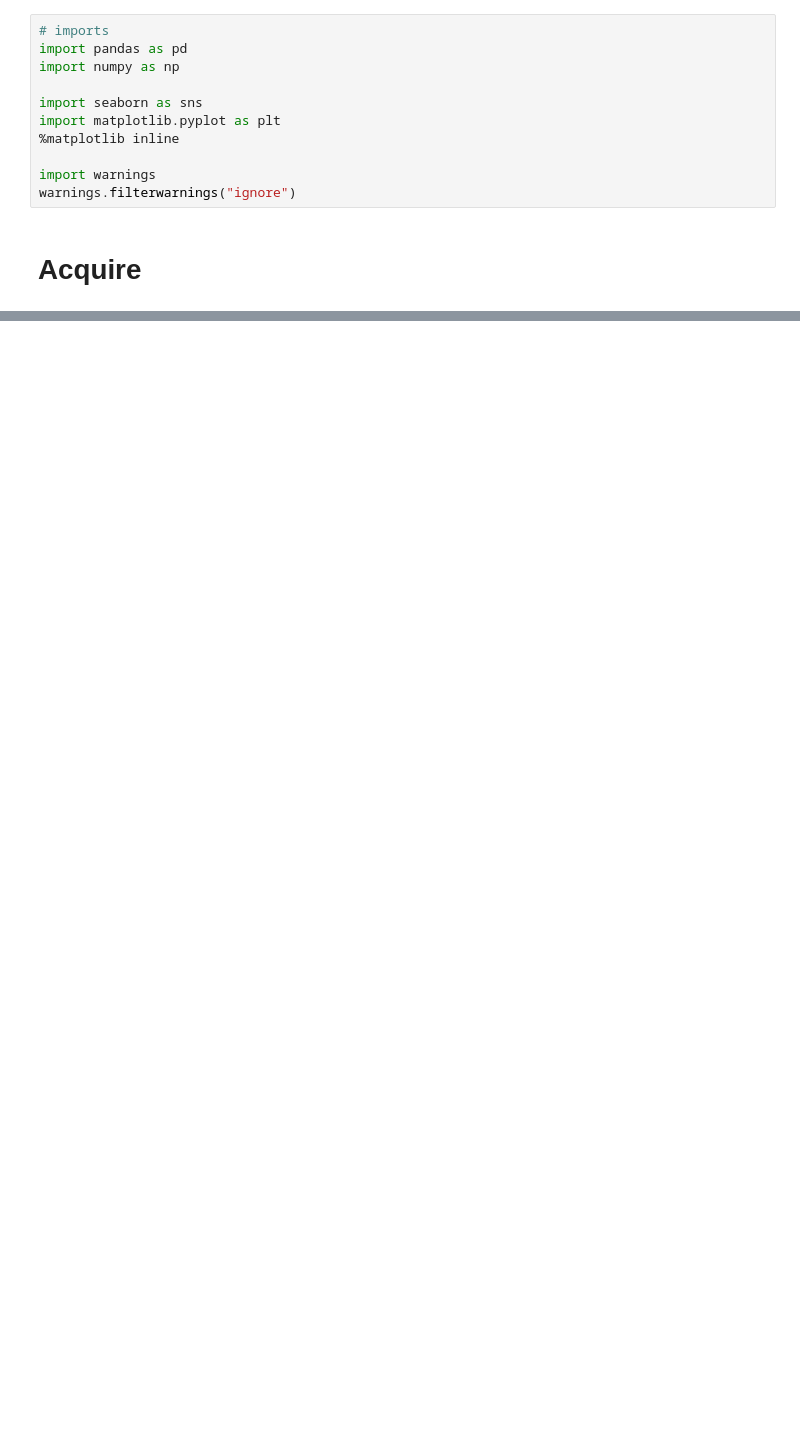
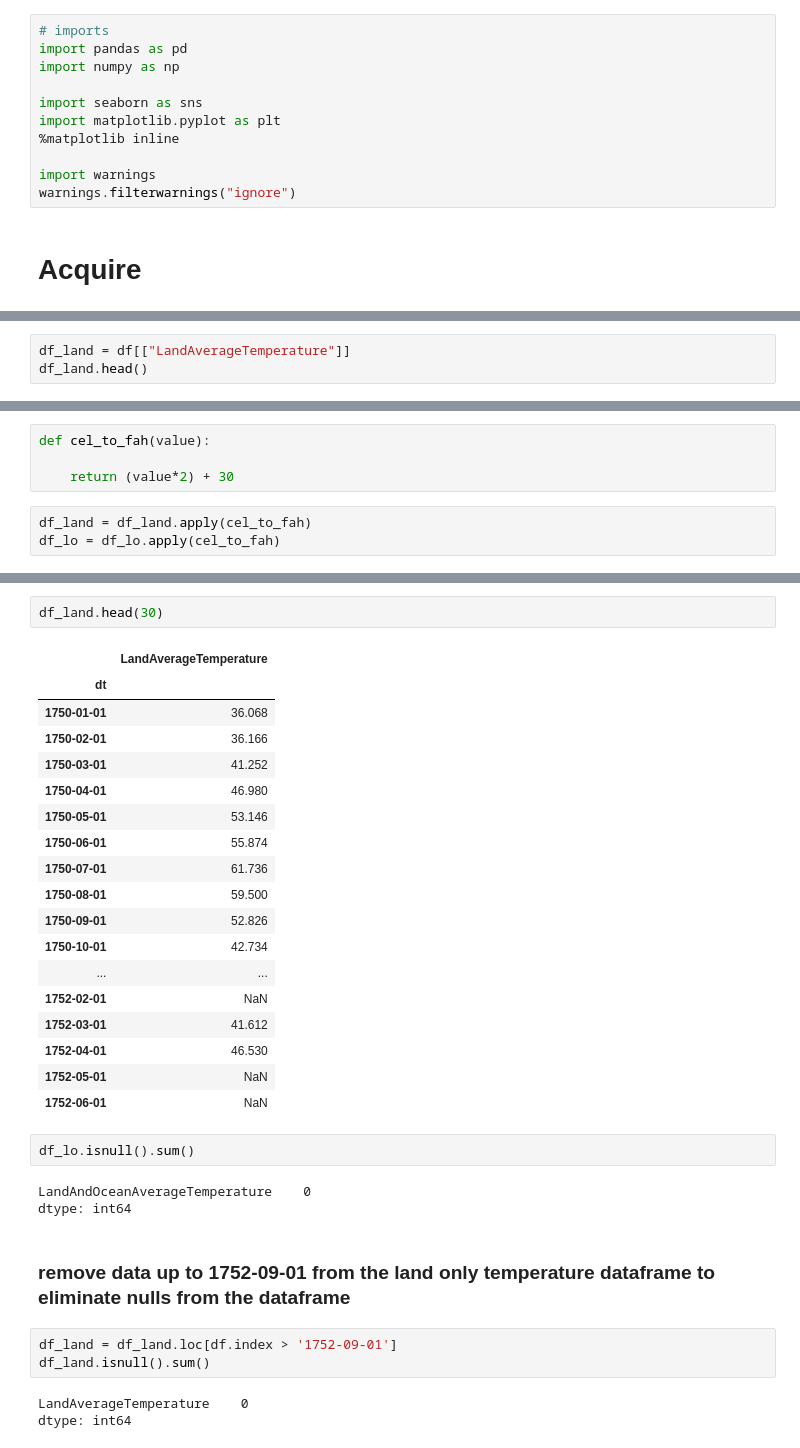
Before and after one commit to Johndsalas/earths_temperature_time_series, a Jupyter notebook: main_notebook.ipynb, the cells around one changed output, grey strips where cells are left out. Drawn from its saved outputs; the diff is of its cells as text; blank space fills up the shorter version.

Commit message:
preperation is complete data is ready for exploration

```diff
--- a/main_notebook.ipynb
+++ b/main_notebook.ipynb
@@ -23,0 +77,3 @@ df.head()
+# %%
+df_land = df[["LandAverageTemperature"]]
+df_land.head()
@@ -23,0 +114,7 @@ df.head()
+# %%
+def cel_to_fah(value):
+
+    return (value*2) + 30
+# %%
+df_land = df_land.apply(cel_to_fah)
+df_lo = df_lo.apply(cel_to_fah)
@@ -23,0 +166,34 @@ df.head()
+# %%
+df_land.head(30)
+# %% [output]
+|  | LandAverageTemperature |
+| dt |  |
+| 1750-01-01 | 36.068 |
+| 1750-02-01 | 36.166 |
+| 1750-03-01 | 41.252 |
+| 1750-04-01 | 46.980 |
+| 1750-05-01 | 53.146 |
+| 1750-06-01 | 55.874 |
+| 1750-07-01 | 61.736 |
+| 1750-08-01 | 59.500 |
+| 1750-09-01 | 52.826 |
+| 1750-10-01 | 42.734 |
+| ... | ... |
+| 1752-02-01 | NaN |
+| 1752-03-01 | 41.612 |
+| 1752-04-01 | 46.530 |
+| 1752-05-01 | NaN |
+| 1752-06-01 | NaN |
+# %%
+df_lo.isnull().sum()
+# %% [output]
+LandAndOceanAverageTemperature    0
+dtype: int64
+# %% [markdown]
+### remove data up to 1752-09-01 from the land only temperature dataframe to eliminate nulls from the dataframe
+# %%
+df_land = df_land.loc[df.index > '1752-09-01']
+df_land.isnull().sum()
+# %% [output]
+LandAverageTemperature    0
+dtype: int64
```
Also changed, not shown: parts of 17 cells of this notebook.
